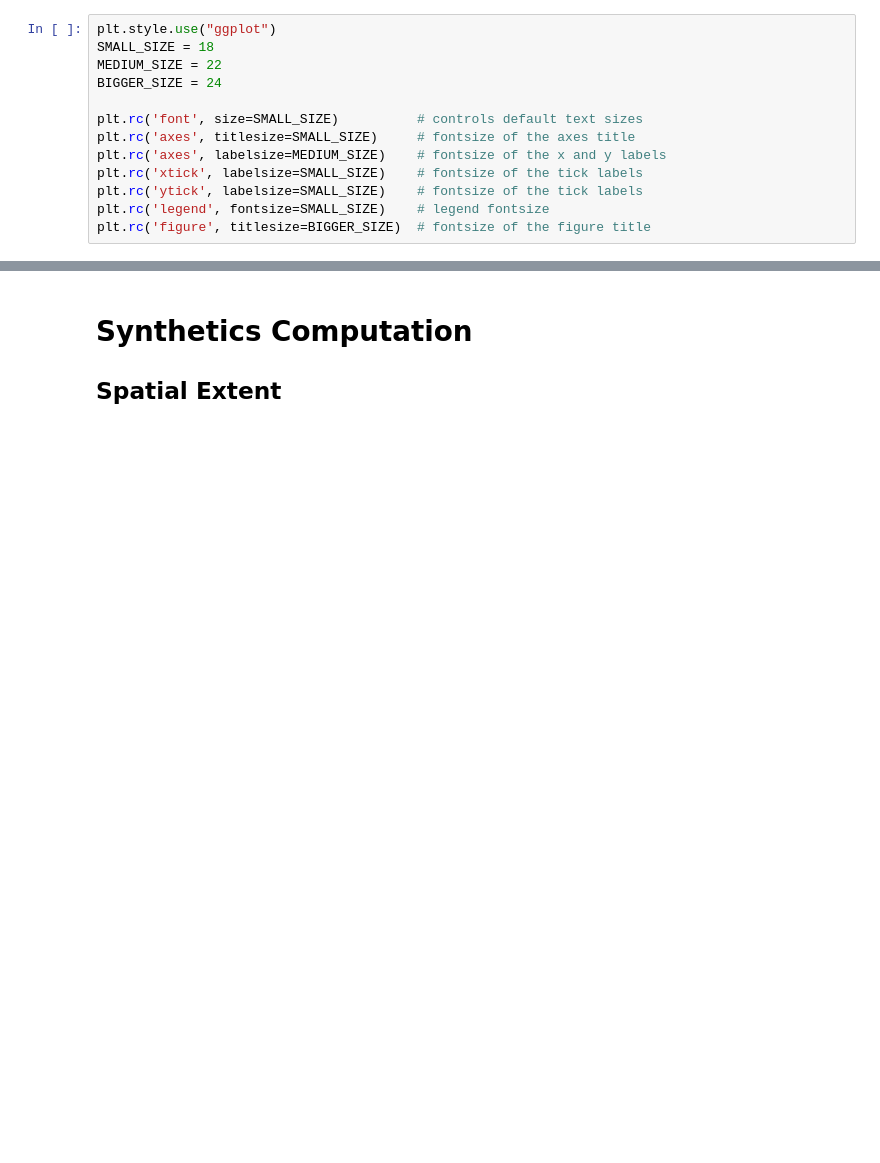
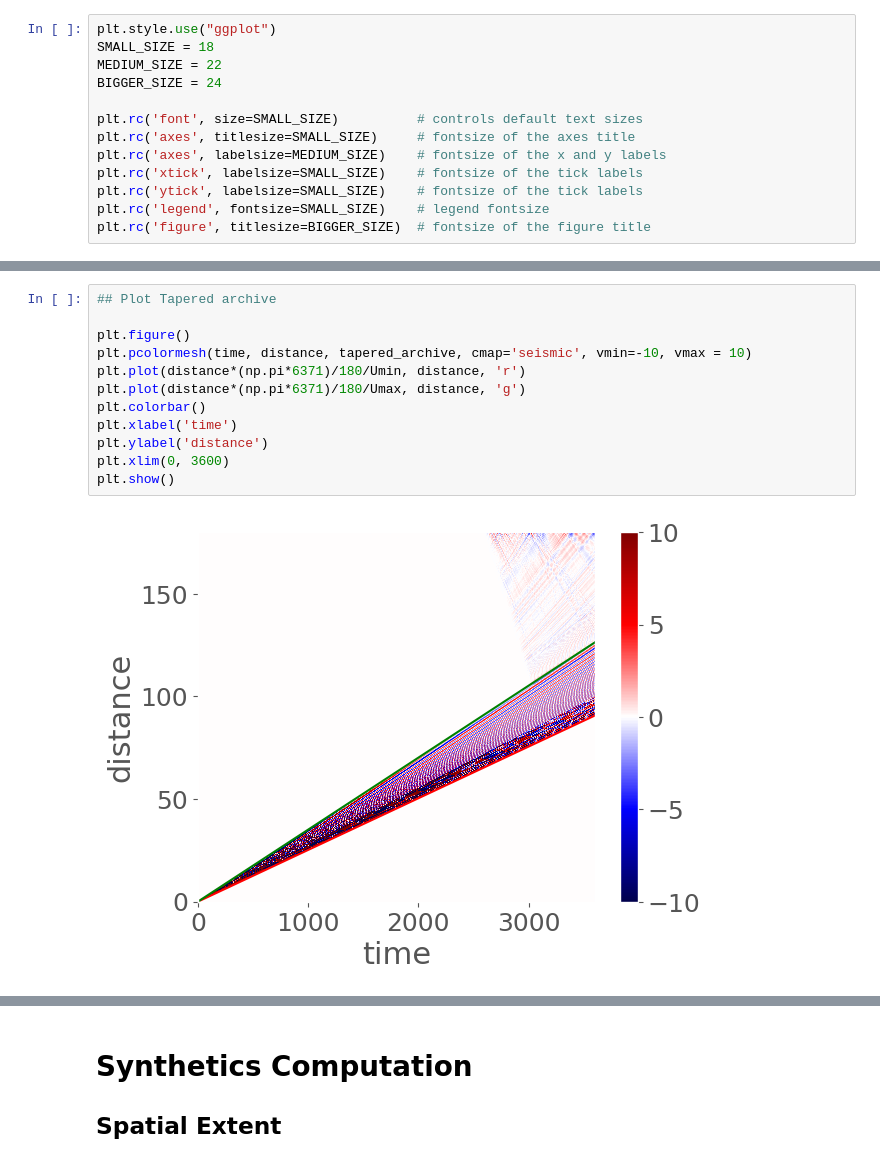
Before and after one commit to lystom/WMSAN, a Jupyter notebook: RAYLEIGH/synthetic_CCF.ipynb, the cells around one changed output, grey strips where cells are left out. Cells and saved outputs as stored; diff of their text form; blank space fills up the shorter version.

```diff
--- a/RAYLEIGH/synthetic_CCF.ipynb
+++ b/RAYLEIGH/synthetic_CCF.ipynb
@@ -84,0 +102,14 @@ plt.show()
+# %%
+## Plot Tapered archive
+
+plt.figure()
+plt.pcolormesh(time, distance, tapered_archive, cmap='seismic', vmin=-10, vmax = 10)
+plt.plot(distance*(np.pi*6371)/180/Umin, distance, 'r')
+plt.plot(distance*(np.pi*6371)/180/Umax, distance, 'g')
+plt.colorbar()
+plt.xlabel('time')
+plt.ylabel('distance')
+plt.xlim(0, 3600)
+plt.show()
+# %% [output]
+[figure, added]
```
Also changed, not shown: parts of 19 cells of this notebook, 2 other files.
